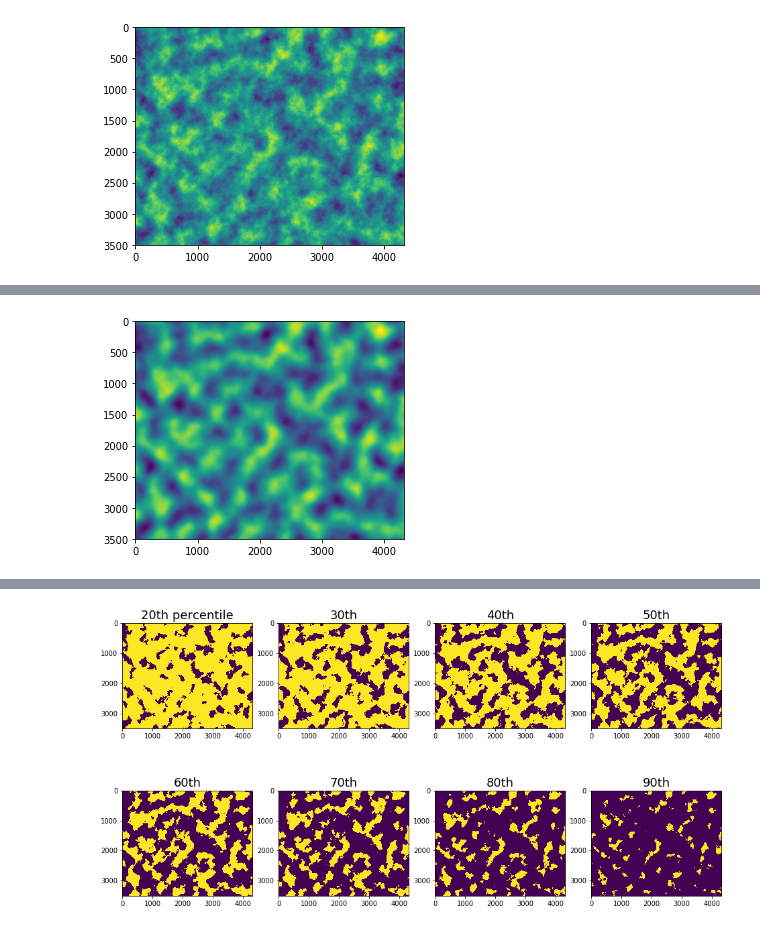
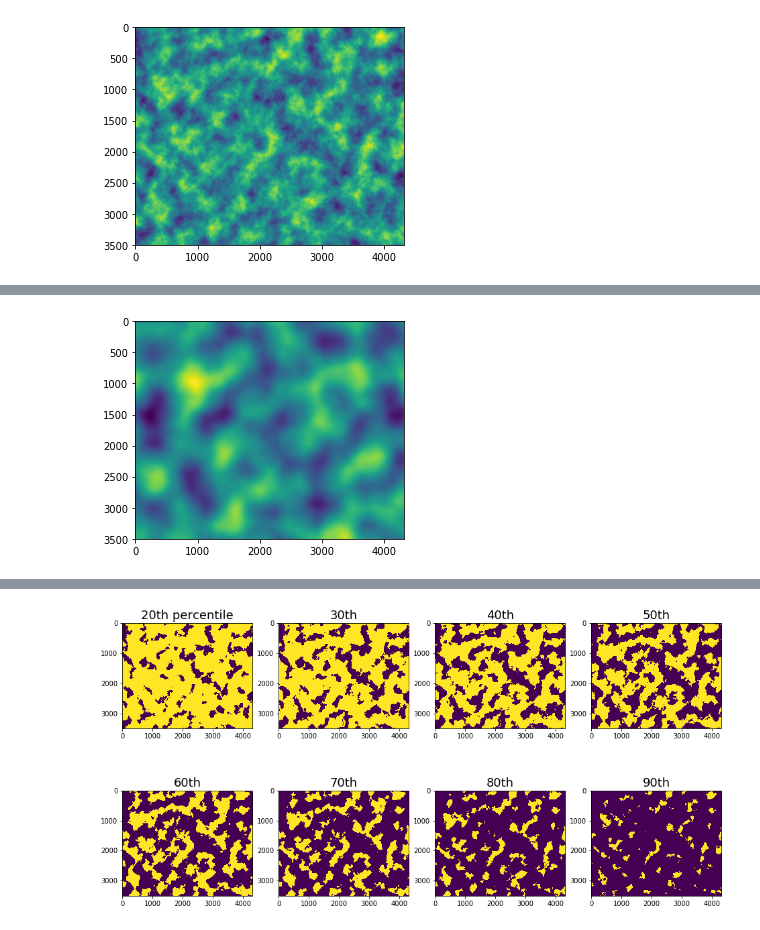
Before and after one commit to ianpdavies/cloudy_flood_prediction, a Jupyter notebook: notebooks/cloud_generation.ipynb, the cells around one changed output, grey strips where cells are left out. Drawn from its saved outputs; the diff is of its cells as text; code cells hidden in the pictures.

Commit message:
Displayed different cloud masks under different noise generation parameters

```diff
--- a/notebooks/cloud_generation.ipynb
+++ b/notebooks/cloud_generation.ipynb
@@ -266,7 +266,7 @@ octaves = 10
 freq = np.ceil(sqrt(np.sum(shape)/2)) * octaves
 for y in range(shape[1]):
     for x in range(shape[0]):
-          cloudMask2[x,y] = snoise2(x/freq, y/freq, octaves, persistence=0.2)
+          cloudMask2[x,y] = pnoise2(x/freq, y/freq, octaves)
 
 plt.imshow(cloudMask2)
 
@@ -276 +276 @@ Perlin noise for(3501, 4322)size image: 00:00:47.46
-[figure, old version]
+[figure, new version]
```
Also changed, not shown: parts of 5 cells of this notebook.
